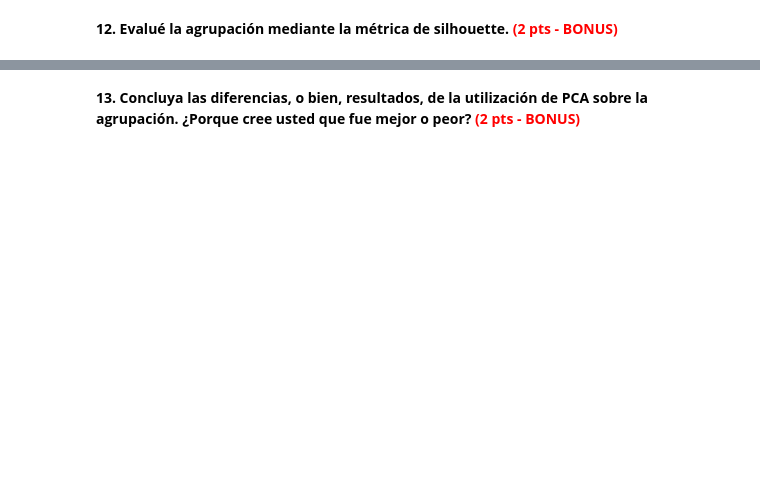
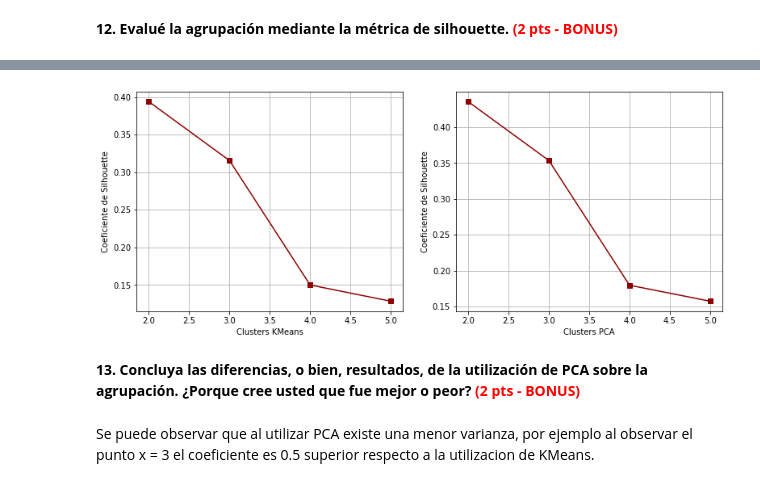
Before and after one commit to ssalazara/MACI_Analitica1, a Jupyter notebook: tarea_2.ipynb, the cells around one changed output, grey strips where cells are left out. Drawn from its saved outputs; the diff is of its cells as text; code cells hidden in the pictures; blank space fills up the shorter version.

```diff
--- a/tarea_2.ipynb
+++ b/tarea_2.ipynb
@@ -200,2 +378,34 @@ Luego de aplicar PCA y antes de realizar kmeas, responda las siguientes pregunta
+# %%
+scores = []
+scores_pca = []
+for i in range(2, 6):
+    km = KMeans(n_clusters = i, random_state = 24)
+    km.fit(X_scaled)
+    scores.append(silhouette_score(X_scaled, km.labels_))
+    km_pca = KMeans(n_clusters = i, random_state = 24)
+    km_pca.fit(xx)
+    scores_pca.append(silhouette_score(xx, km_pca.labels_))
+
+
+# Coeficiente de Silhouette
+plt.figure(figsize=(13,5))
+plt.subplot(1,2,1)
+plt.plot(range(2, 6), scores, '-s', color='darkred')
+plt.xlabel('Clusters KMeans')
+plt.ylabel('Coeficiente de Silhouette')
+plt.grid()
+
+# Coeficiente de Silhouette
+plt.subplot(1,2,2)
+plt.plot(range(2, 6), scores_pca, '-s', color='darkred')
+plt.xlabel('Clusters PCA')
+plt.ylabel('Coeficiente de Silhouette')
+plt.grid()
+
+plt.show()
+# %% [output]
+[figure, added]
 # %% [markdown]
 **13. Concluya las diferencias, o bien, resultados, de la utilización de PCA sobre la agrupación. ¿Porque cree usted que fue mejor o peor? <span style="color:red">(2 pts - BONUS)</span>**
+# %% [markdown]
+Se puede observar que al utilizar PCA existe una menor varianza, por ejemplo al observar el punto x = 3 el coeficiente es 0.5 superior respecto a la utilizacion de KMeans.
```
Also changed, not shown: parts of 35 cells of this notebook.
